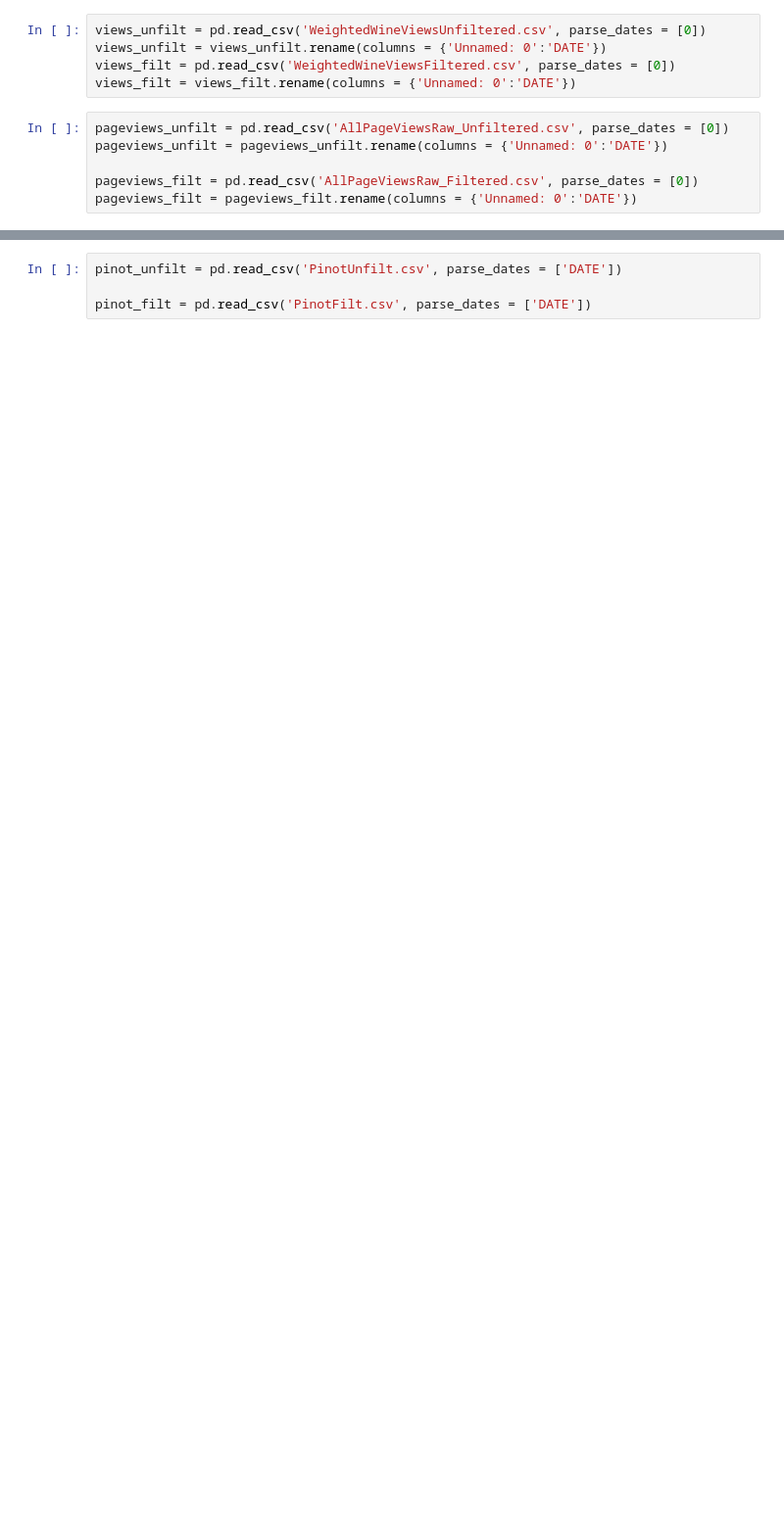
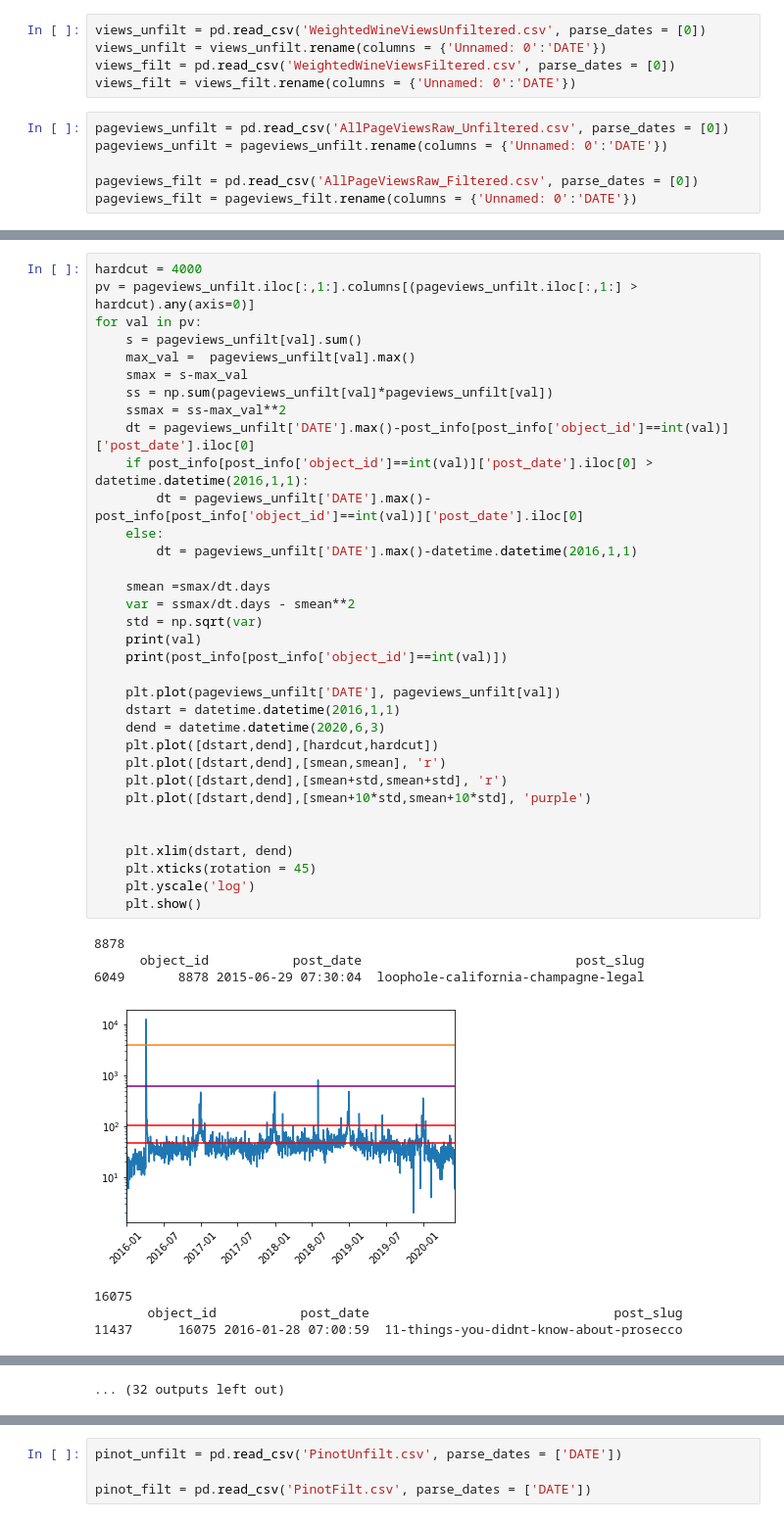
Before and after one commit to JocelynF/WineRegions, a Jupyter notebook: Testing Page Weights.ipynb, the cells around one changed output, grey strips where cells are left out. Shown at 98% size. Drawn from its saved outputs; the diff is of its cells as text; blank space fills up the shorter version.

```diff
--- a/Testing Page Weights.ipynb
+++ b/Testing Page Weights.ipynb
@@ -157,0 +259,42 @@ pageviews_filt = pageviews_filt.rename(columns = {'Unnamed: 0':'DATE'})
+# %%
+hardcut = 4000
+pv = pageviews_unfilt.iloc[:,1:].columns[(pageviews_unfilt.iloc[:,1:] > hardcut).any(axis=0)]
+for val in pv:
+    s = pageviews_unfilt[val].sum()
+    max_val =  pageviews_unfilt[val].max()
+    smax = s-max_val
+    ss = np.sum(pageviews_unfilt[val]*pageviews_unfilt[val])
+    ssmax = ss-max_val**2
+    dt = pageviews_unfilt['DATE'].max()-post_info[post_info['object_id']==int(val)]['post_date'].iloc[0]
+    if post_info[post_info['object_id']==int(val)]['post_date'].iloc[0] > datetime.datetime(2016,1,1):
+        dt = pageviews_unfilt['DATE'].max()-post_info[post_info['object_id']==int(val)]['post_date'].iloc[0]
+    else:
+        dt = pageviews_unfilt['DATE'].max()-datetime.datetime(2016,1,1)
+
+    smean =smax/dt.days
+    var = ssmax/dt.days - smean**2
+    std = np.sqrt(var)
+    print(val)
+    print(post_info[post_info['object_id']==int(val)])
+
+    plt.plot(pageviews_unfilt['DATE'], pageviews_unfilt[val])
+    dstart = datetime.datetime(2016,1,1)
+    dend = datetime.datetime(2020,6,3)
+    plt.plot([dstart,dend],[hardcut,hardcut])
+    plt.plot([dstart,dend],[smean,smean], 'r')
+    plt.plot([dstart,dend],[smean+std,smean+std], 'r')
+    plt.plot([dstart,dend],[smean+10*std,smean+10*std], 'purple')
+
+
+    plt.xlim(dstart, dend)
+    plt.xticks(rotation = 45)
+    plt.yscale('log')
+    plt.show()
+# %% [output]
+8878
+      object_id           post_date                            post_slug
+6049       8878 2015-06-29 07:30:04  loophole-california-champagne-legal
+[figure, added]
+16075
+       object_id           post_date                                post_slug
+11437      16075 2016-01-28 07:00:59  11-things-you-didnt-know-about-prosecco
@@ -157,0 +330 @@ pageviews_filt = pageviews_filt.rename(columns = {'Unnamed: 0':'DATE'})
+... (32 outputs left out)
```
Also changed, not shown: parts of 19 cells of this notebook, 3 other files.
